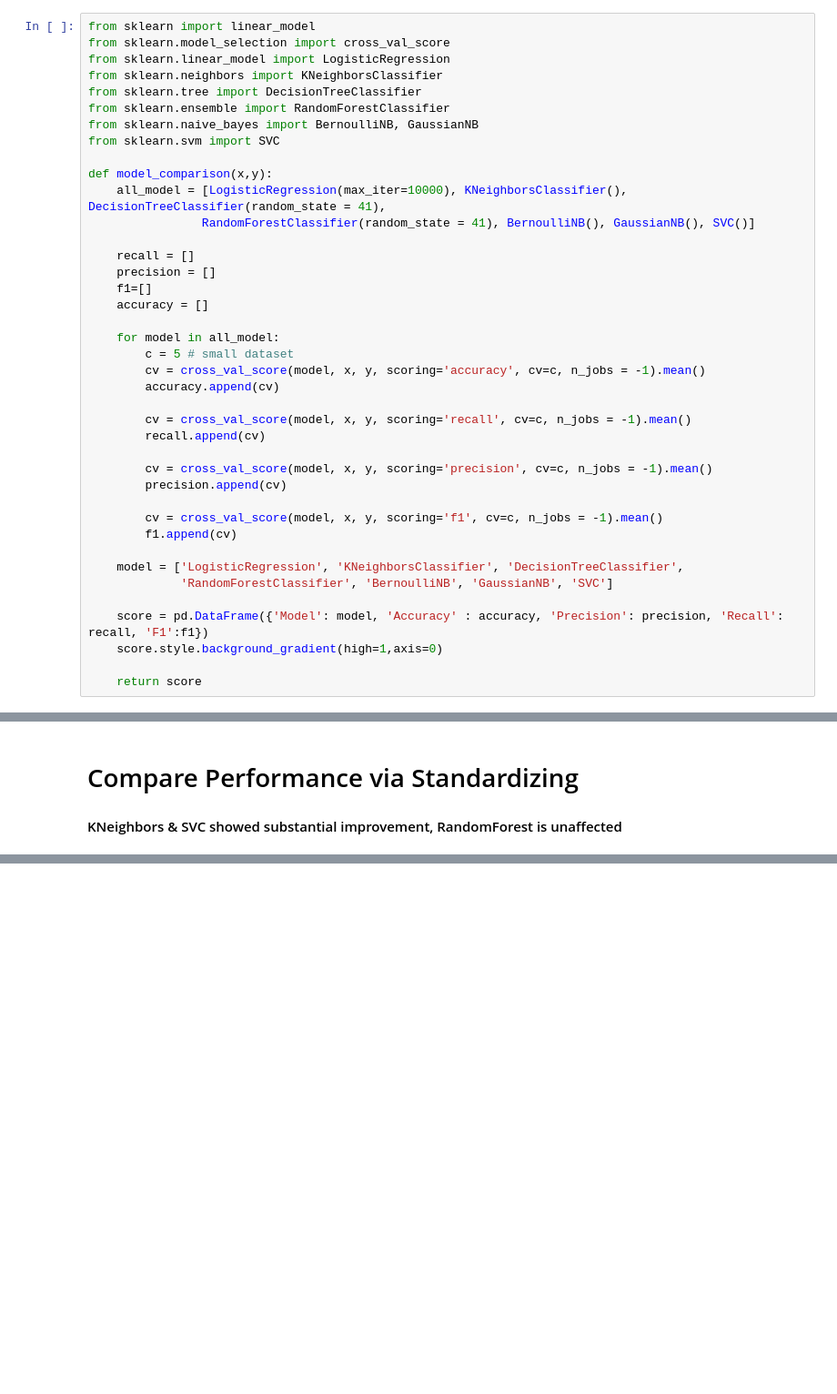
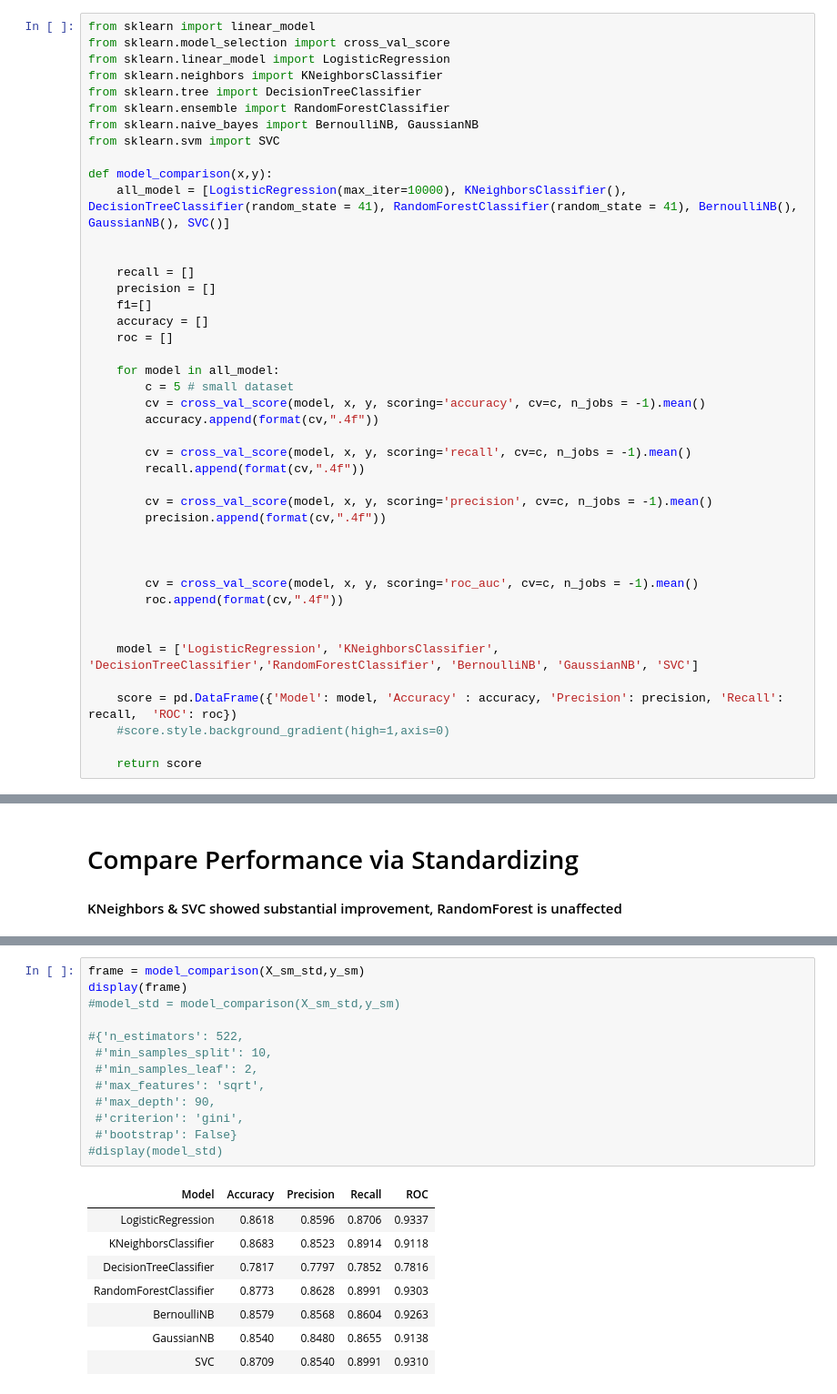
Before and after one commit to gseiler7/Group-2-Capstone, a Jupyter notebook: Code/Heart_ML_Improve.ipynb, the cells around one changed output, grey strips where cells are left out. Shown: that part at 91% size. Cells and saved outputs as stored; diff of their text form; blank space fills up the shorter version.

```diff
--- a/Code/Heart_ML_Improve.ipynb
+++ b/Code/Heart_ML_Improve.ipynb
@@ -177,33 +164,36 @@ from sklearn.naive_bayes import BernoulliNB, GaussianNB
 from sklearn.svm import SVC
 
 def model_comparison(x,y):
-    all_model = [LogisticRegression(max_iter=10000), KNeighborsClassifier(), DecisionTreeClassifier(random_state = 41),
-                RandomForestClassifier(random_state = 41), BernoulliNB(), GaussianNB(), SVC()]
+    all_model = [LogisticRegression(max_iter=10000), KNeighborsClassifier(), DecisionTreeClassifier(random_state = 41), RandomForestClassifier(random_state = 41), BernoulliNB(), GaussianNB(), SVC()]
+
 
     recall = []
     precision = []
     f1=[]
     accuracy = []
+    roc = []
 
     for model in all_model:
         c = 5 # small dataset
         cv = cross_val_score(model, x, y, scoring='accuracy', cv=c, n_jobs = -1).mean()
-        accuracy.append(cv)
+        accuracy.append(format(cv,".4f"))
 
         cv = cross_val_score(model, x, y, scoring='recall', cv=c, n_jobs = -1).mean()
-        recall.append(cv)
+        recall.append(format(cv,".4f"))
 
         cv = cross_val_score(model, x, y, scoring='precision', cv=c, n_jobs = -1).mean()
-        precision.append(cv)
+        precision.append(format(cv,".4f"))
 
-        cv = cross_val_score(model, x, y, scoring='f1', cv=c, n_jobs = -1).mean()
-        f1.append(cv)
 
-    model = ['LogisticRegression', 'KNeighborsClassifier', 'DecisionTreeClassifier',
-             'RandomForestClassifier', 'BernoulliNB', 'GaussianNB', 'SVC']
 
-    score = pd.DataFrame({'Model': model, 'Accuracy' : accuracy, 'Precision': precision, 'Recall': recall, 'F1':f1})
-    score.style.background_gradient(high=1,axis=0)
+        cv = cross_val_score(model, x, y, scoring='roc_auc', cv=c, n_jobs = -1).mean()
+        roc.append(format(cv,".4f"))
+
+
+    model = ['LogisticRegression', 'KNeighborsClassifier', 'DecisionTreeClassifier','RandomForestClassifier', 'BernoulliNB', 'GaussianNB', 'SVC']
+
+    score = pd.DataFrame({'Model': model, 'Accuracy' : accuracy, 'Precision': precision, 'Recall': recall,  'ROC': roc})
+    #score.style.background_gradient(high=1,axis=0)
 
     return score
 # %% [output]
@@ -239,0 +205,22 @@ display(model_std)
+# %%
+frame = model_comparison(X_sm_std,y_sm)
+display(frame)
+#model_std = model_comparison(X_sm_std,y_sm)
+
+#{'n_estimators': 522,
+ #'min_samples_split': 10,
+ #'min_samples_leaf': 2,
+ #'max_features': 'sqrt',
+ #'max_depth': 90,
+ #'criterion': 'gini',
+ #'bootstrap': False}
+#display(model_std)
+# %% [output]
+| Model | Accuracy | Precision | Recall | ROC |
+| LogisticRegression | 0.8618 | 0.8596 | 0.8706 | 0.9337 |
+| KNeighborsClassifier | 0.8683 | 0.8523 | 0.8914 | 0.9118 |
+| DecisionTreeClassifier | 0.7817 | 0.7797 | 0.7852 | 0.7816 |
+| RandomForestClassifier | 0.8773 | 0.8628 | 0.8991 | 0.9303 |
+| BernoulliNB | 0.8579 | 0.8568 | 0.8604 | 0.9263 |
+| GaussianNB | 0.8540 | 0.8480 | 0.8655 | 0.9138 |
+| SVC | 0.8709 | 0.8540 | 0.8991 | 0.9310 |
```
Also changed, not shown: parts of 23 cells of this notebook.
